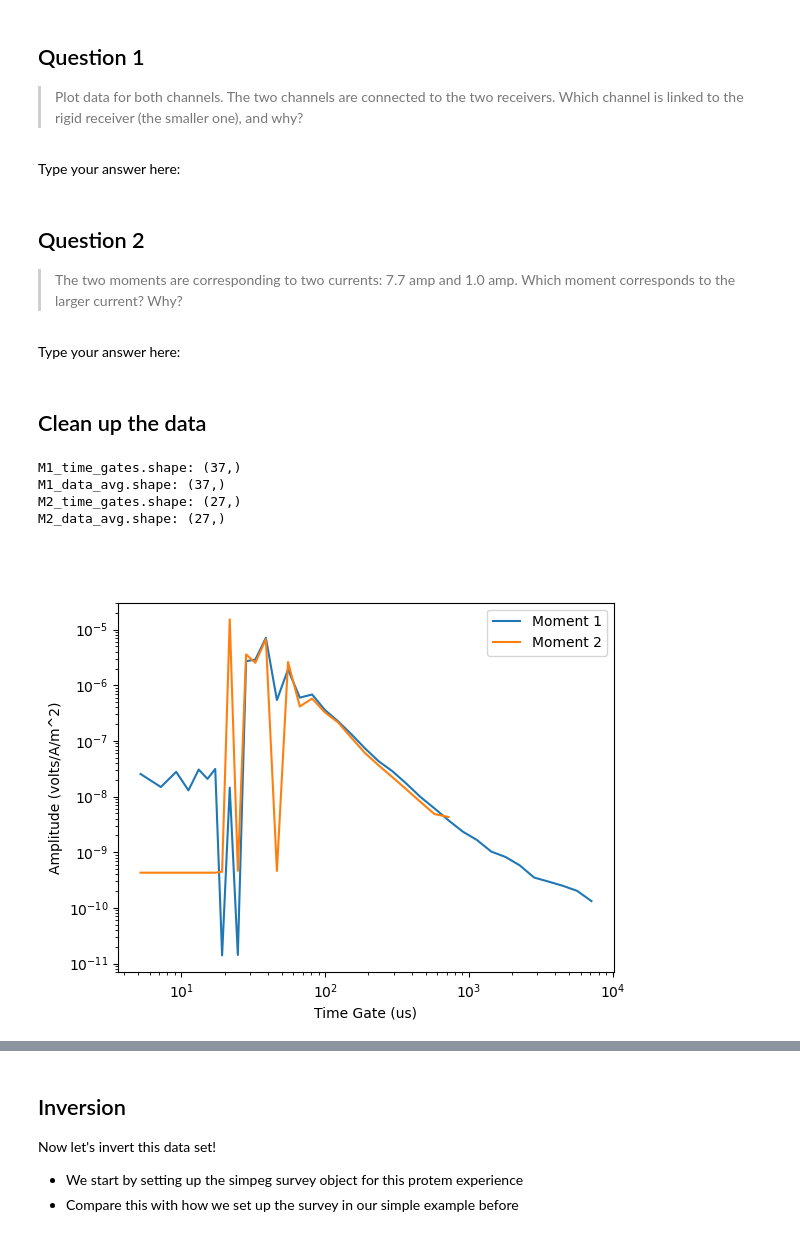
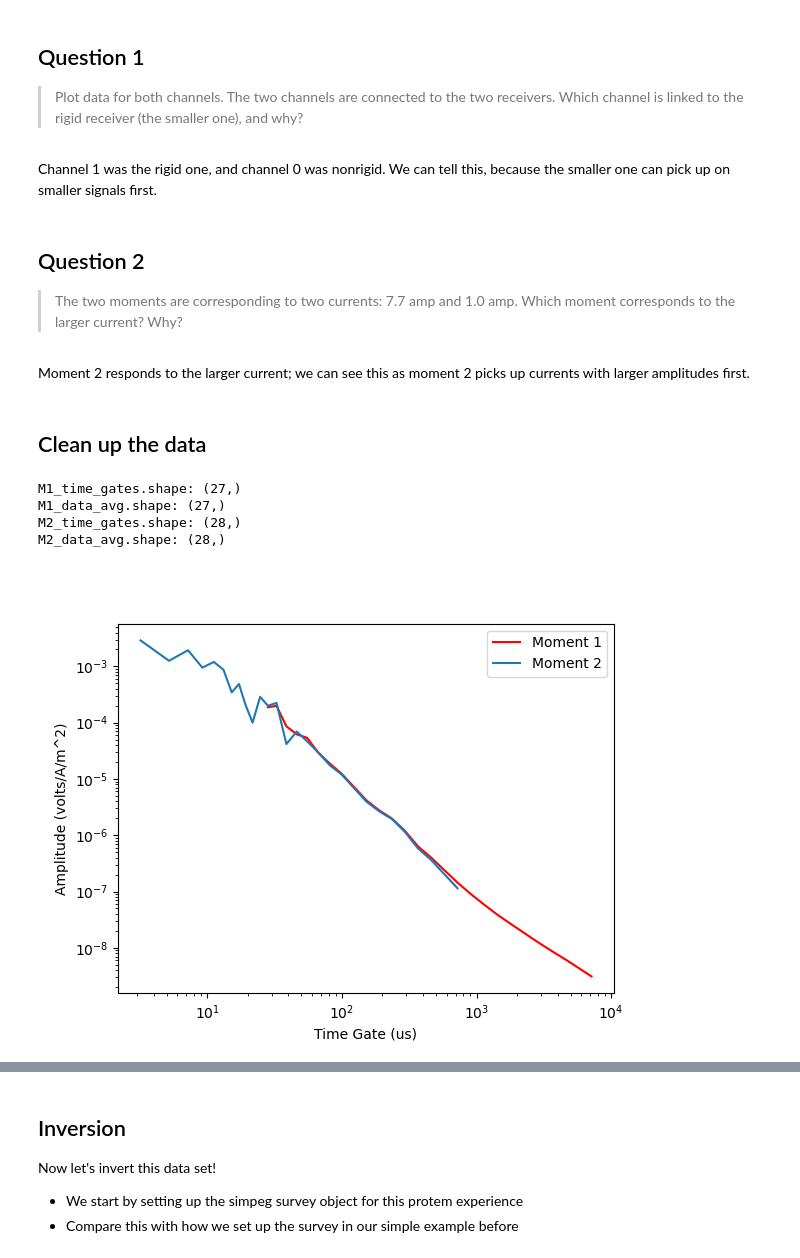
Before and after one commit to lillian-hanson/gpgn-318-328-notebooks, a Jupyter notebook: Labs/em/lab01/TDEM Inversion.ipynb, the cells around one changed output, grey strips where cells are left out. Saved outputs shown, nothing was run; the diff lists cells and outputs as text; code cells hidden in the pictures.

```diff
--- a/Labs/em/lab01/TDEM Inversion.ipynb
+++ b/Labs/em/lab01/TDEM Inversion.ipynb
@@ -40,7 +40,7 @@ for moment, color in [(1, 'C0'), (2, 'C1')]:
     data = df[(df['Channel'] == chan) & (df['Moment'] == moment)].iloc[:, 2:].values
     for i in range(data.shape[0]):
         ax[0].loglog(time_gates, np.abs(data[i, :]), alpha=0.7)
-ax[0].set_title('Channel 1')
+ax[0].set_title('Channel 0')
 ax[0].set_xlabel('Time Gate (μs)')
 ax[0].set_ylabel('Amplitude (V/A/m²)')
 
@@ -51,7 +51,7 @@ for moment, color in [(1, 'C0'), (2, 'C1')]:
     data = df[(df['Channel'] == chan) & (df['Moment'] == moment)].iloc[:, 2:].values
     for i in range(data.shape[0]):
         ax[1].loglog(time_gates, np.abs(data[i, :]), alpha=0.7)
-ax[1].set_title('Channel 2')
+ax[1].set_title('Channel 1')
 ax[1].set_xlabel('Time Gate (μs)')
 
 plt.tight_layout()
@@ -63,59 +63,43 @@ plt.show()
 
 > Plot data for both channels. The two channels are connected to the two receivers. Which channel is linked to the rigid receiver (the smaller one), and why?
 # %% [markdown]
-Type your answer here:
+Channel 1 was the rigid one, and channel 0 was nonrigid. We can tell this, because the smaller one can pick up on smaller signals first.
 # %% [markdown]
 ## Question 2
 > The two moments are corresponding to two currents: 7.7 amp and 1.0 amp. Which moment corresponds to the larger current? Why?
 # %% [markdown]
-Type your answer here:
+Moment 2 responds to the larger current; we can see this as moment 2 picks up currents with larger amplitudes first.
 # %% [markdown]
 ## Clean up the data
 # %%
-import numpy as np
-import pandas as pd
-from scipy.ndimage import gaussian_filter1d
-import matplotlib.pyplot as plt
-
-# User settings
-early_gate_cutoff = 2   # remove first 2 gates
-gaussian_sigma = 0.3   # sigma for Gaussian smoothing
+channel_of_interest = 1      # Channel 1 only
+moment1_cutoff = 12          # remove first 14 gates for Moment 1
+moment2_cutoff = 1         # keep all gates for Moment 2
 
 # Time gates
 time_gates = df.columns[2:].astype(float).values
 
-# log-domain Gaussian smoothing
-def log_gaussian_smooth(data, sigma=1.0):
-    if data.size == 0:
-        return data
-    pos_data = np.copy(data)
-    # avoid zeros or negatives for log
-    if np.any(pos_data > 0):
-        pos_data[pos_data <= 0] = np.nanmin(pos_data[pos_data>0]) * 0.1
-    else:
-        pos_data[pos_data <= 0] = 1e-12  # fallback small positive
-    # log-domain smoothing
-    return np.exp(gaussian_filter1d(np.log(pos_data), sigma=sigma))
-
-# Process data by Moment (all channels combined)
+# Process data by Moment (Channel 1 only)
 results = {}
 
 for moment in [1, 2]:
-    # Extract all channels for this moment
-    df_m = df[df['Moment']==moment].iloc[:, 2:]
-    data = df_m.values[:, early_gate_cutoff:]
-    t_gates = time_gates[early_gate_cutoff:]
+    # Extract only Channel 1 for this moment
+    df_m = df[(df['Moment'] == moment) & (df['Channel'] == channel_of_interest)].iloc[:, 2:]
+
+    # Decide how many early gates to cut
+    cutoff = moment1_cutoff if moment == 1 else moment2_cutoff
+
+    # Remove early gates
+    data = df_m.values[:, cutoff:]
+    t_gates = time_gates[cutoff:]
 
     # Remove columns that are all NaN
     valid_cols = ~np.all(np.isnan(data), axis=0)
     data = data[:, valid_cols]
     t_gates = t_gates[valid_cols]
 
-    # Average across all shots
+    # Average across all shots, ignoring NaNs
     data_avg = np.nanmean(data, axis=0)
-
-    # Smooth
-    data_avg = log_gaussian_smooth(data_avg, sigma=gaussian_sigma)
 
     # Save
     results[f'M{moment}_time'] = t_gates
@@ -133,26 +117,24 @@ print("M1_data_avg.shape:", M1_data_avg.shape)
 print("M2_time_gates.shape:", M2_time_gates.shape)
 print("M2_data_avg.shape:", M2_data_avg.shape)
 # %% [output]
-M1_time_gates.shape: (37,)
-M1_data_avg.shape: (37,)
-M2_time_gates.shape: (27,)
-M2_data_avg.shape: (27,)
+M1_time_gates.shape: (27,)
+M1_data_avg.shape: (27,)
+M2_time_gates.shape: (28,)
+M2_data_avg.shape: (28,)
 # %%
 # Average the data for channel 1 and moment, remove the bad values
 # four variables to define: M1_time_gates, M2_time_gates, M1_data_avg, M2_data_avg
 # M1_time_gates: time gates for moment 1 (good values only, remove early time and nan values)
 # M1_data_avg: averaged data for moment 1 (good values only, remove early time and nan values)
 # M2_time_gates: time gates for moment 2 (good values only, remove early time and nan values)
 # M2_data_avg: averaged data for moment 2 (good values only, remove early time and nan values)
-# write your code here:
-
 
 plt.figure()
-plt.loglog(M1_time_gates, M1_data_avg, label='Moment 1')
+plt.loglog(M1_time_gates, M1_data_avg, label='Moment 1', color='red')
 plt.loglog(M2_time_gates, M2_data_avg, label='Moment 2')
 plt.xlabel('Time Gate (us)')
 plt.ylabel('Amplitude (volts/A/m^2)')
 plt.legend()
 plt.show()
 # %% [output]
-[figure, old version]
+[figure, new version]
```
Also changed, not shown: parts of 6 cells of this notebook.
